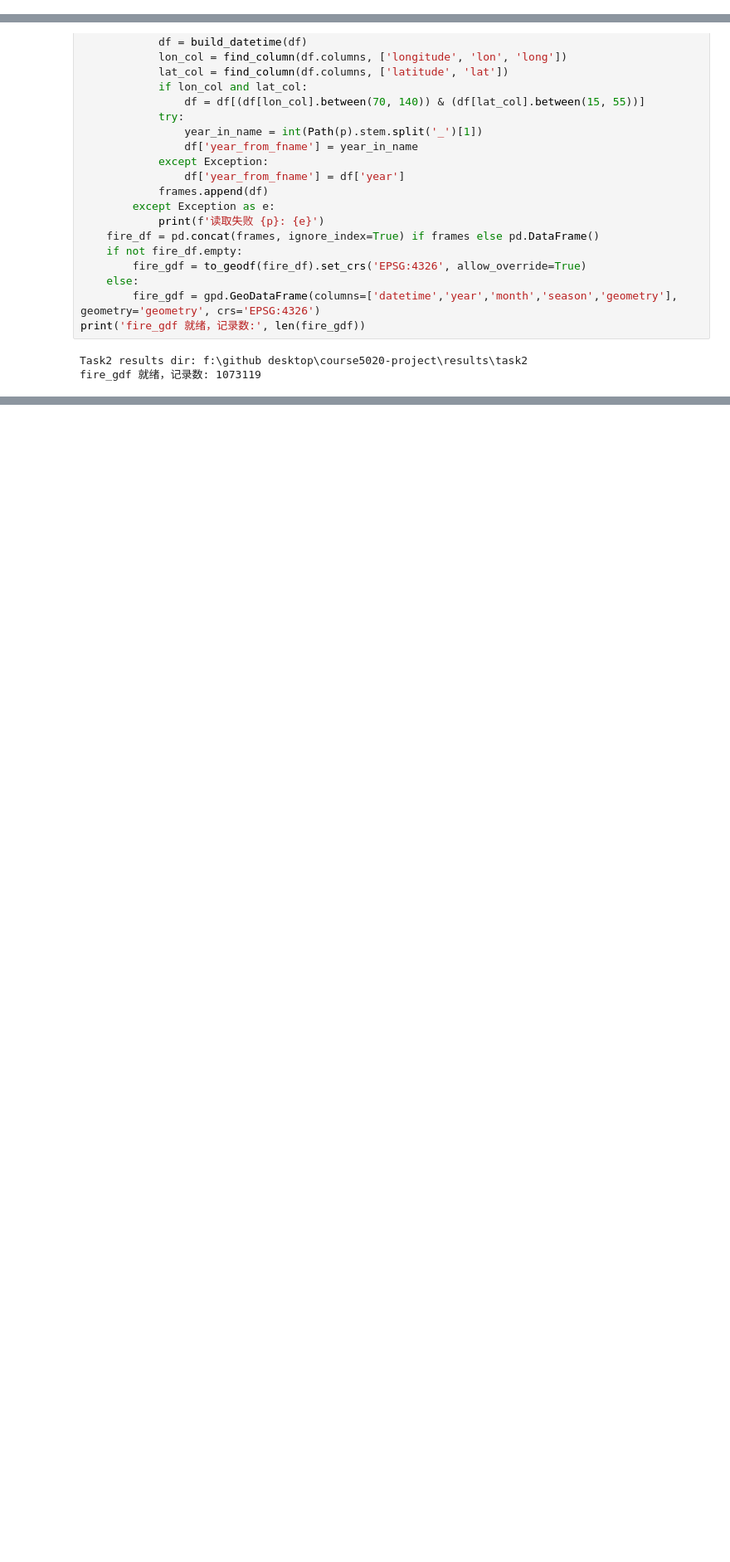
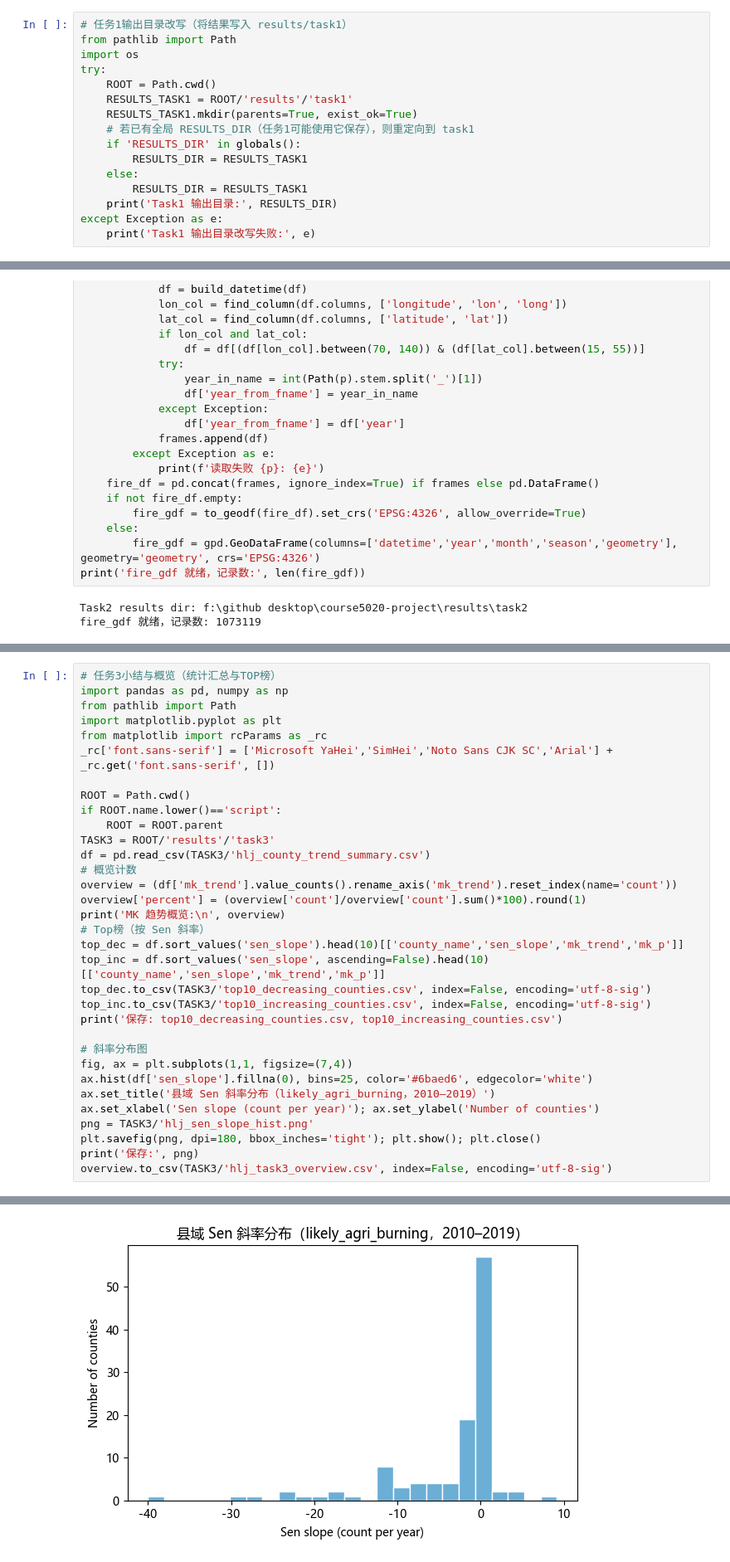
Before and after one commit to George-hardworking/course5020-project, a Jupyter notebook: script/main_self.ipynb, the cells around one changed output, grey strips where cells are left out. Shown at 83% size. Cells and saved outputs as stored; diff of their text form; blank space fills up the shorter version.

Commit message:
finish: the code related to core task 3

```diff
--- a/script/main_self.ipynb
+++ b/script/main_self.ipynb
@@ -22,6 +22,22 @@
 注意：
 - 代码对常见列名做了鲁棒匹配（latitude/lat、longitude/lon、acq_date/date 等）。
 - 若 shapefile 或某些年份数据缺失，流程会给出提示但尽量继续运行。
+# %%
+# 任务1输出目录改写（将结果写入 results/task1）
+from pathlib import Path
+import os
+try:
+    ROOT = Path.cwd()
+    RESULTS_TASK1 = ROOT/'results'/'task1'
+    RESULTS_TASK1.mkdir(parents=True, exist_ok=True)
+    # 若已有全局 RESULTS_DIR（任务1可能使用它保存），则重定向到 task1
+    if 'RESULTS_DIR' in globals():
+        RESULTS_DIR = RESULTS_TASK1
+    else:
+        RESULTS_DIR = RESULTS_TASK1
+    print('Task1 输出目录:', RESULTS_DIR)
+except Exception as e:
+    print('Task1 输出目录改写失败:', e)
 # %%
 # 基础库导入与全局设置
 import os
@@ -1719,0 +2269,34 @@ fire_gdf 就绪，记录数: 1073119
+# %%
+# 任务3小结与概览（统计汇总与TOP榜）
+import pandas as pd, numpy as np
+from pathlib import Path
+import matplotlib.pyplot as plt
+from matplotlib import rcParams as _rc
+_rc['font.sans-serif'] = ['Microsoft YaHei','SimHei','Noto Sans CJK SC','Arial'] + _rc.get('font.sans-serif', [])
+
+ROOT = Path.cwd()
+if ROOT.name.lower()=='script':
+    ROOT = ROOT.parent
+TASK3 = ROOT/'results'/'task3'
+df = pd.read_csv(TASK3/'hlj_county_trend_summary.csv')
+# 概览计数
+overview = (df['mk_trend'].value_counts().rename_axis('mk_trend').reset_index(name='count'))
+overview['percent'] = (overview['count']/overview['count'].sum()*100).round(1)
+print('MK 趋势概览:\n', overview)
+# Top榜（按 Sen 斜率）
+top_dec = df.sort_values('sen_slope').head(10)[['county_name','sen_slope','mk_trend','mk_p']]
+top_inc = df.sort_values('sen_slope', ascending=False).head(10)[['county_name','sen_slope','mk_trend','mk_p']]
+top_dec.to_csv(TASK3/'top10_decreasing_counties.csv', index=False, encoding='utf-8-sig')
+top_inc.to_csv(TASK3/'top10_increasing_counties.csv', index=False, encoding='utf-8-sig')
+print('保存: top10_decreasing_counties.csv, top10_increasing_counties.csv')
+
+# 斜率分布图
+fig, ax = plt.subplots(1,1, figsize=(7,4))
+ax.hist(df['sen_slope'].fillna(0), bins=25, color='#6baed6', edgecolor='white')
+ax.set_title('县域 Sen 斜率分布（likely_agri_burning，2010–2019）')
+ax.set_xlabel('Sen slope (count per year)'); ax.set_ylabel('Number of counties')
+png = TASK3/'hlj_sen_slope_hist.png'
+plt.savefig(png, dpi=180, bbox_inches='tight'); plt.show(); plt.close()
+print('保存:', png)
+overview.to_csv(TASK3/'hlj_task3_overview.csv', index=False, encoding='utf-8-sig')
+# %% [output]
@@ -1719,0 +2309 @@ fire_gdf 就绪，记录数: 1073119
+[figure, added]
```
Also changed, not shown: parts of 7 cells of this notebook.
